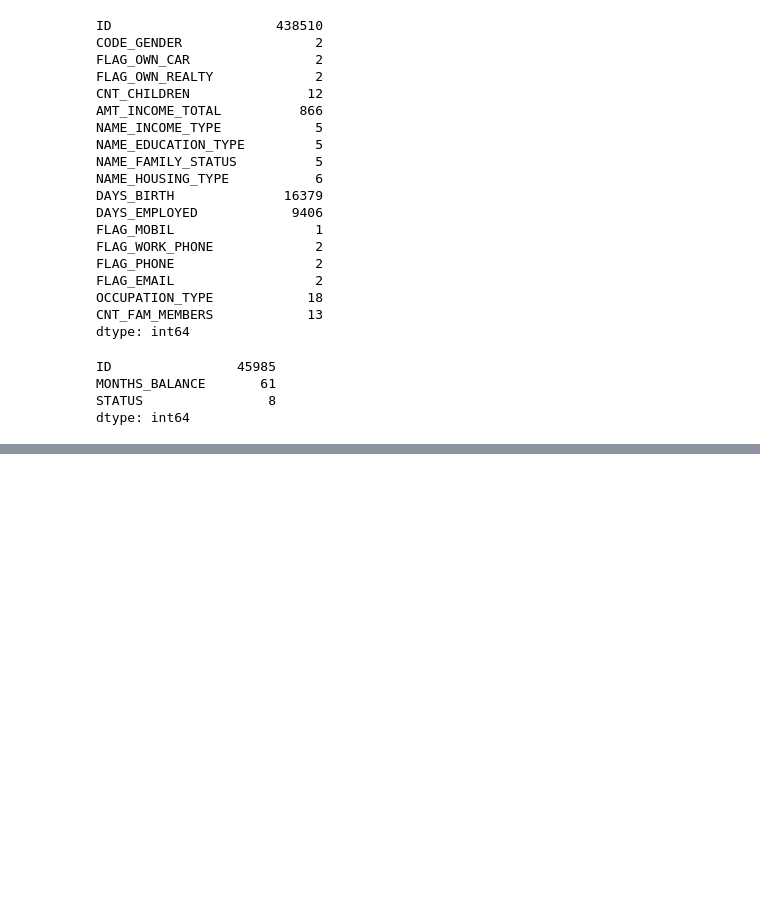
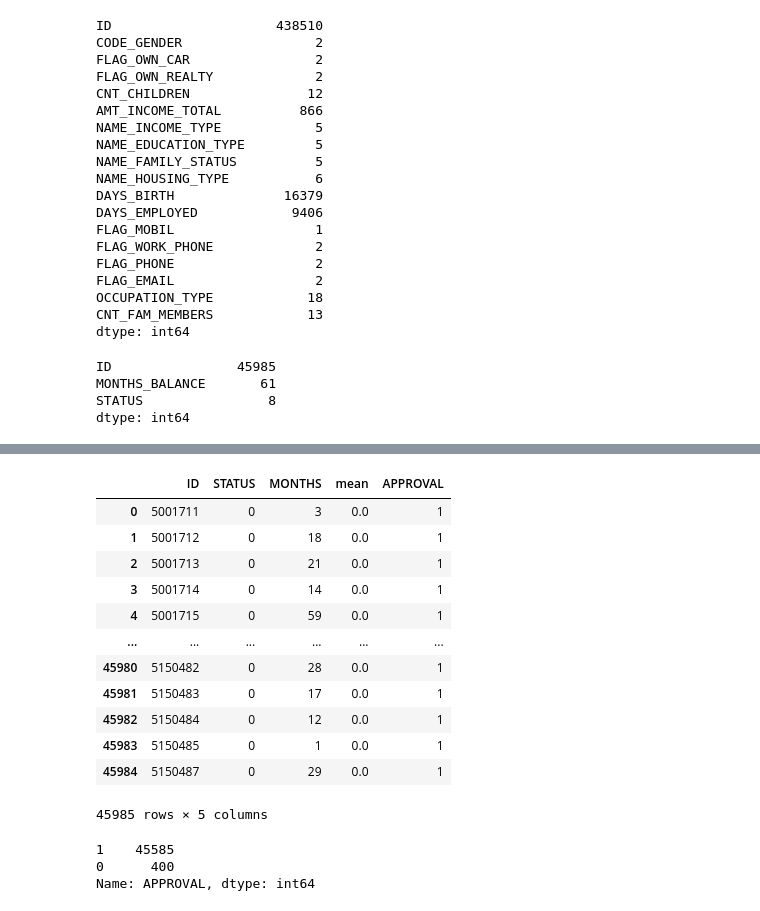
Before and after one commit to yyeseull/AI13, a Jupyter notebook: AI_13_서예슬_section2_project.ipynb, the cells around one changed output, grey strips where cells are left out. Drawn from its saved outputs; the diff is of its cells as text; code cells hidden in the pictures; blank space fills up the shorter version.

```diff
--- a/AI_13_서예슬_section2_project.ipynb
+++ b/AI_13_서예슬_section2_project.ipynb
@@ -136,0 +211,4 @@ dtype: int64
+# %%
+credit1=pd.DataFrame(credit_record.groupby('ID').sum()['STATUS'])
+
+credit1
@@ -136,0 +230,3 @@ dtype: int64
+# %%
+credit2=pd.DataFrame(credit_record.groupby('ID').max()['MONTHS'])
+credit2
@@ -136,0 +248,5 @@ dtype: int64
+# %%
+credit = pd.merge(credit1, credit2, on='ID')
+
+
+credit
@@ -136,0 +268,3 @@ dtype: int64
+# %%
+credit['mean'] =credit['STATUS' ]/ credit['MONTHS' ]
+credit
@@ -136,0 +301,23 @@ dtype: int64
+# %%
+credit['APPROVAL'] = credit['mean'].apply(lambda x:1 if x <= 0.65 else 0)
+credit.reset_index()
+# %% [output]
+|  | ID | STATUS | MONTHS | mean | APPROVAL |
+| 0 | 5001711 | 0 | 3 | 0.0 | 1 |
+| 1 | 5001712 | 0 | 18 | 0.0 | 1 |
+| 2 | 5001713 | 0 | 21 | 0.0 | 1 |
+| 3 | 5001714 | 0 | 14 | 0.0 | 1 |
+| 4 | 5001715 | 0 | 59 | 0.0 | 1 |
+| ... | ... | ... | ... | ... | ... |
+| 45980 | 5150482 | 0 | 28 | 0.0 | 1 |
+| 45981 | 5150483 | 0 | 17 | 0.0 | 1 |
+| 45982 | 5150484 | 0 | 12 | 0.0 | 1 |
+| 45983 | 5150485 | 0 | 1 | 0.0 | 1 |
+| 45984 | 5150487 | 0 | 29 | 0.0 | 1 |
+45985 rows × 5 columns
+# %%
+credit['APPROVAL'].value_counts()
+# %% [output]
+1    45585
+0      400
+Name: APPROVAL, dtype: int64
```
Also changed, not shown: parts of 17 cells of this notebook.
